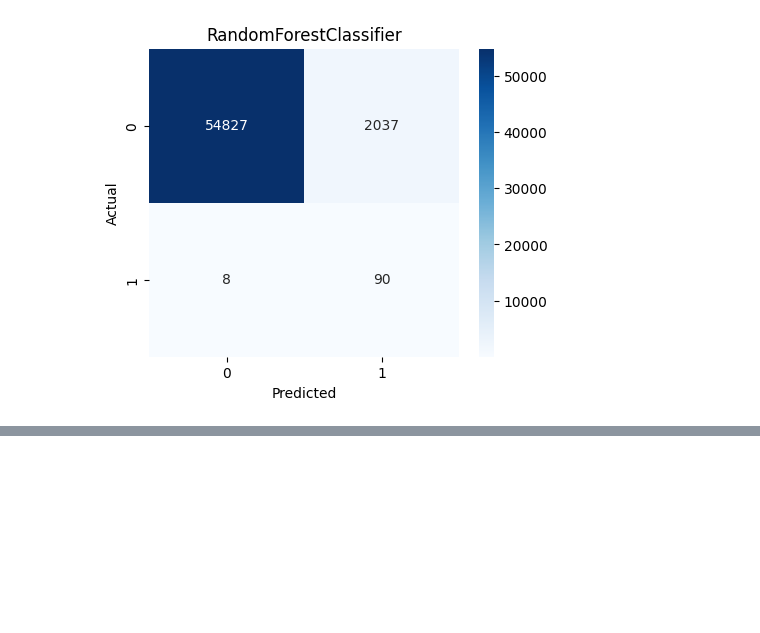
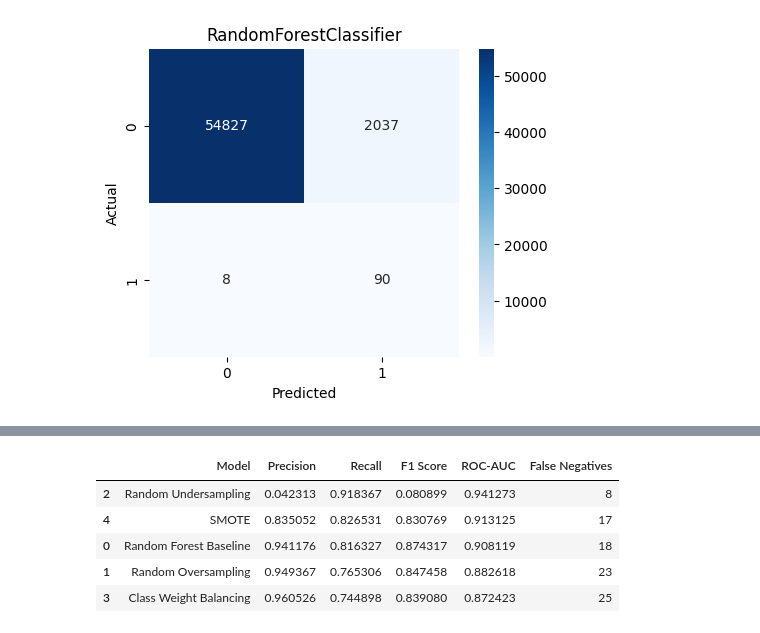
Before and after one commit to rifat-ml-dev/ml-engineer-journey, a Jupyter notebook: fraud_detection_project/notebooks/fraud_detection.ipynb, the cells around one changed output, grey strips where cells are left out. Cells and saved outputs as stored; diff of their text form; code cells hidden in the pictures; blank space fills up the shorter version.

```diff
--- a/fraud_detection_project/notebooks/fraud_detection.ipynb
+++ b/fraud_detection_project/notebooks/fraud_detection.ipynb
@@ -592,0 +708,16 @@ save_results(
+# %%
+results_df = pd.DataFrame(results)
+
+results_df = results_df.sort_values(
+    by="False Negatives",
+    ascending=True
+)
+
+results_df
+# %% [output]
+|  | Model | Precision | Recall | F1 Score | ROC-AUC | False Negatives |
+| 2 | Random Undersampling | 0.042313 | 0.918367 | 0.080899 | 0.941273 | 8 |
+| 4 | SMOTE | 0.835052 | 0.826531 | 0.830769 | 0.913125 | 17 |
+| 0 | Random Forest Baseline | 0.941176 | 0.816327 | 0.874317 | 0.908119 | 18 |
+| 1 | Random Oversampling | 0.949367 | 0.765306 | 0.847458 | 0.882618 | 23 |
+| 3 | Class Weight Balancing | 0.960526 | 0.744898 | 0.839080 | 0.872423 | 25 |
```
Also changed, not shown: parts of 16 cells of this notebook.
